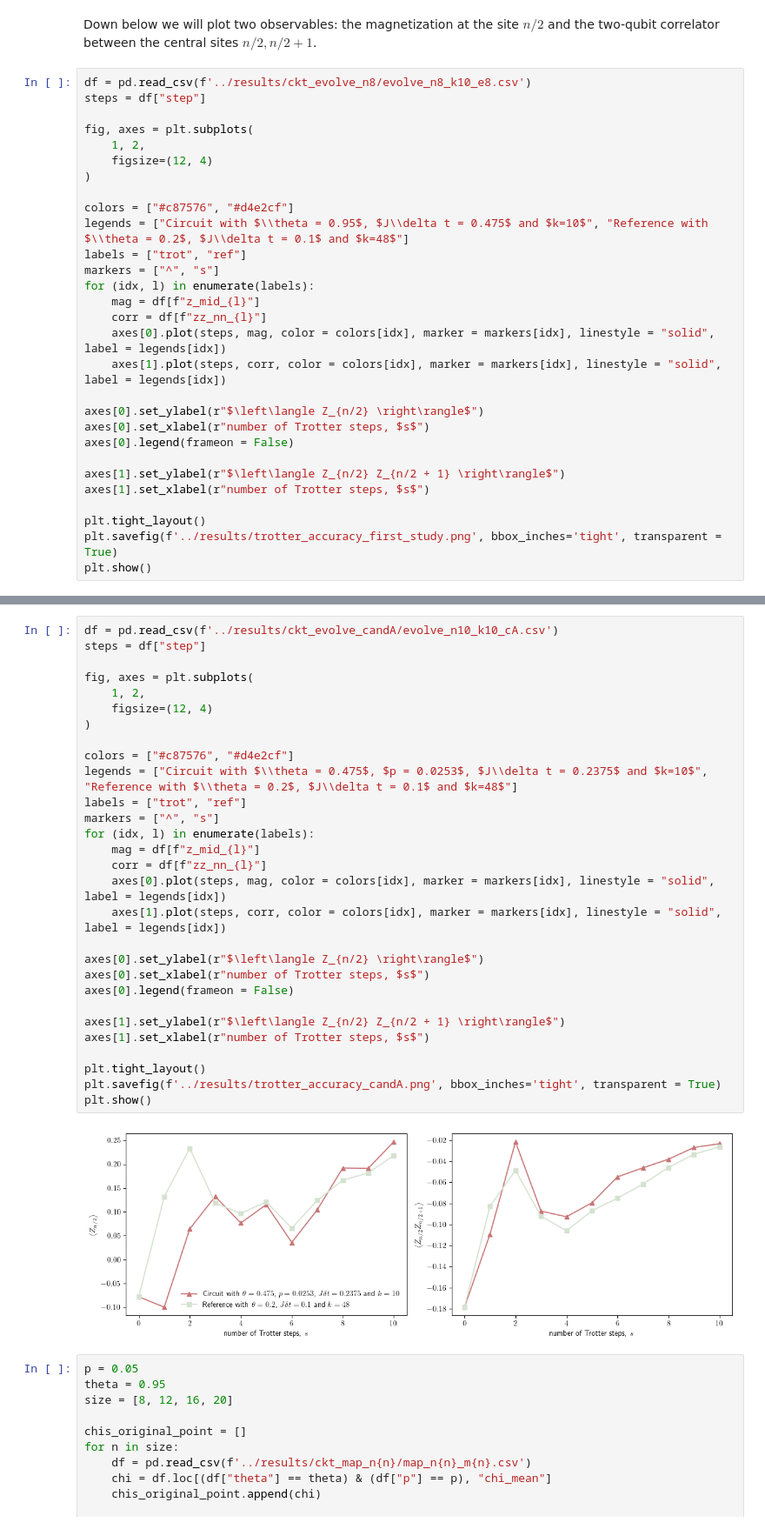
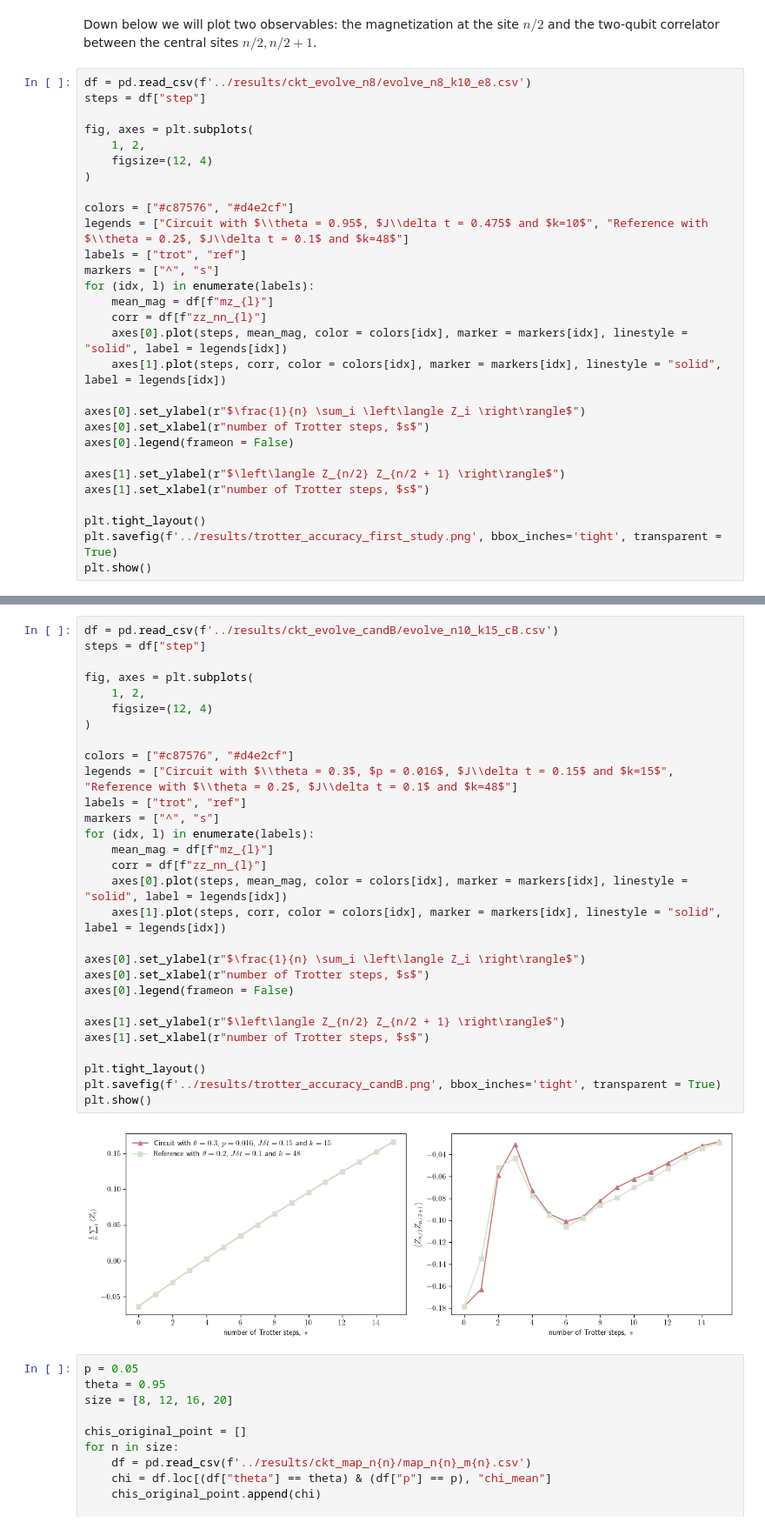
Before and after one commit to bentirher/dmpf_dissipation, a Jupyter notebook: standard_adc/classical_hardness_plot.ipynb, the cells around one changed output, grey strips where cells are left out. Shown at 87% size. Cells and saved outputs as stored; diff of their text form.

Commit message:
replace left panel from middle-site Z to mean Z

```diff
--- a/standard_adc/classical_hardness_plot.ipynb
+++ b/standard_adc/classical_hardness_plot.ipynb
@@ -438,12 +438,12 @@ legends = ["Circuit with $\\theta = 0.95$, $J\\delta t = 0.475$ and $k=10$", "Re
 labels = ["trot", "ref"]
 markers = ["^", "s"]
 for (idx, l) in enumerate(labels):
-    mag = df[f"z_mid_{l}"]
+    mean_mag = df[f"mz_{l}"]
     corr = df[f"zz_nn_{l}"]
-    axes[0].plot(steps, mag, color = colors[idx], marker = markers[idx], linestyle = "solid", label = legends[idx])
+    axes[0].plot(steps, mean_mag, color = colors[idx], marker = markers[idx], linestyle = "solid", label = legends[idx])
     axes[1].plot(steps, corr, color = colors[idx], marker = markers[idx], linestyle = "solid", label = legends[idx])
 
-axes[0].set_ylabel(r"$\left\langle Z_{n/2} \right\rangle$")
+axes[0].set_ylabel(r"$\frac{1}{n} \sum_i \left\langle Z_i \right\rangle$")
 axes[0].set_xlabel(r"number of Trotter steps, $s$")
 axes[0].legend(frameon = False)
 
@@ -458,34 +458,34 @@ plt.show()
 # %%
-df = pd.read_csv(f'../results/ckt_evolve_candA/evolve_n10_k10_cA.csv')
+df = pd.read_csv(f'../results/ckt_evolve_candB/evolve_n10_k15_cB.csv')
 steps = df["step"]
 
 fig, axes = plt.subplots(
     1, 2,
     figsize=(12, 4)
 )
 
 colors = ["#c87576", "#d4e2cf"]
-legends = ["Circuit with $\\theta = 0.475$, $p = 0.0253$, $J\\delta t = 0.2375$ and $k=10$", "Reference with $\\theta = 0.2$, $J\\delta t = 0.1$ and $k=48$"]
+legends = ["Circuit with $\\theta = 0.3$, $p = 0.016$, $J\\delta t = 0.15$ and $k=15$", "Reference with $\\theta = 0.2$, $J\\delta t = 0.1$ and $k=48$"]
 labels = ["trot", "ref"]
 markers = ["^", "s"]
 for (idx, l) in enumerate(labels):
-    mag = df[f"z_mid_{l}"]
+    mean_mag = df[f"mz_{l}"]
     corr = df[f"zz_nn_{l}"]
-    axes[0].plot(steps, mag, color = colors[idx], marker = markers[idx], linestyle = "solid", label = legends[idx])
+    axes[0].plot(steps, mean_mag, color = colors[idx], marker = markers[idx], linestyle = "solid", label = legends[idx])
     axes[1].plot(steps, corr, color = colors[idx], marker = markers[idx], linestyle = "solid", label = legends[idx])
 
-axes[0].set_ylabel(r"$\left\langle Z_{n/2} \right\rangle$")
+axes[0].set_ylabel(r"$\frac{1}{n} \sum_i \left\langle Z_i \right\rangle$")
 axes[0].set_xlabel(r"number of Trotter steps, $s$")
 axes[0].legend(frameon = False)
 
 axes[1].set_ylabel(r"$\left\langle Z_{n/2} Z_{n/2 + 1} \right\rangle$")
 axes[1].set_xlabel(r"number of Trotter steps, $s$")
 
 plt.tight_layout()
-plt.savefig(f'../results/trotter_accuracy_candA.png', bbox_inches='tight', transparent = True)
+plt.savefig(f'../results/trotter_accuracy_candB.png', bbox_inches='tight', transparent = True)
 plt.show()
 # %% [output]
-[figure, old version]
+[figure, new version]
 # %%
 p = 0.05
 theta = 0.95
```
Also changed, not shown: parts of 1 cell of this notebook, 3 other files.
